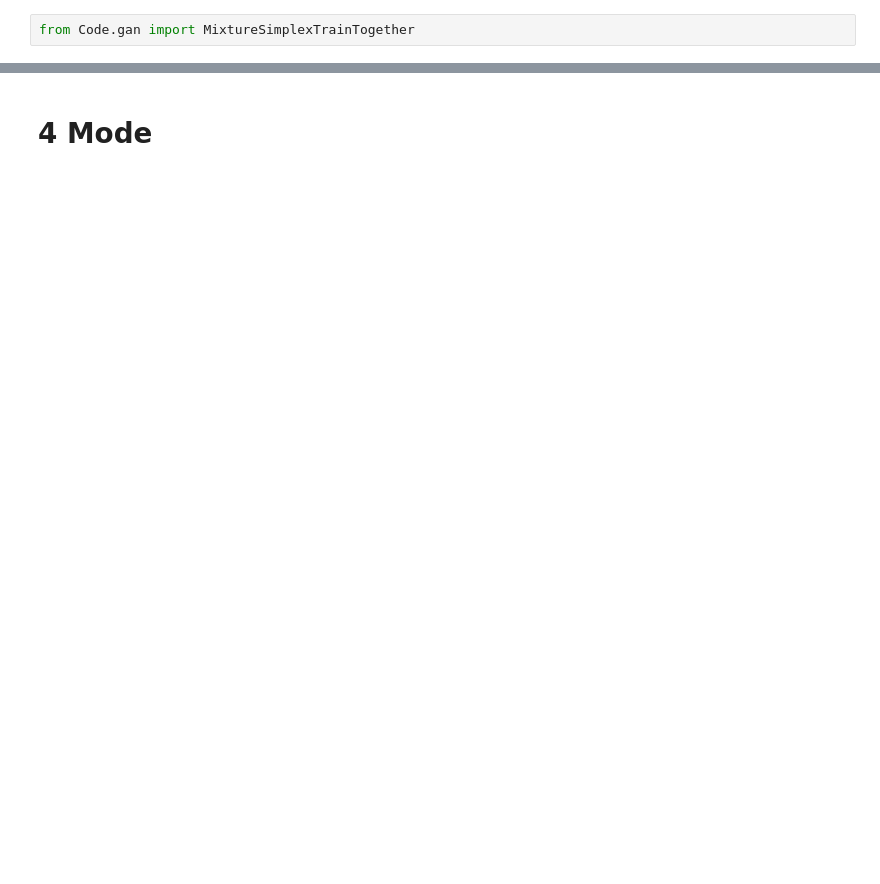
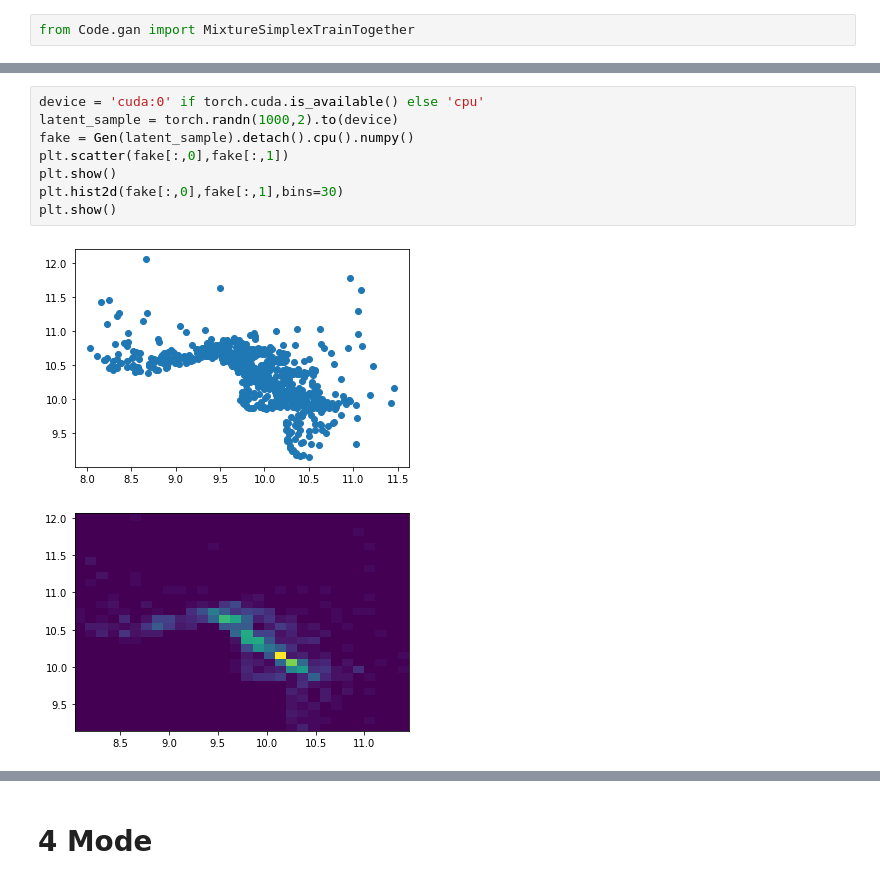
Before and after one commit to DARE-ML/GAN-proposaldistributionMCMC, a Jupyter notebook: 2dmodegan.ipynb, the cells around one changed output, grey strips where cells are left out. Saved outputs shown, nothing was run; the diff lists cells and outputs as text; blank space fills up the shorter version.

```diff
--- a/2dmodegan.ipynb
+++ b/2dmodegan.ipynb
@@ -91,0 +143,11 @@ from Code.gan import MixtureSimplexTrainTogether
+# %%
+device = 'cuda:0' if torch.cuda.is_available() else 'cpu'
+latent_sample = torch.randn(1000,2).to(device)
+fake = Gen(latent_sample).detach().cpu().numpy()
+plt.scatter(fake[:,0],fake[:,1])
+plt.show()
+plt.hist2d(fake[:,0],fake[:,1],bins=30)
+plt.show()
+# %% [output]
+[figure, added]
+[figure, added]
```
Also changed, not shown: parts of 15 cells of this notebook, 1 other file.
